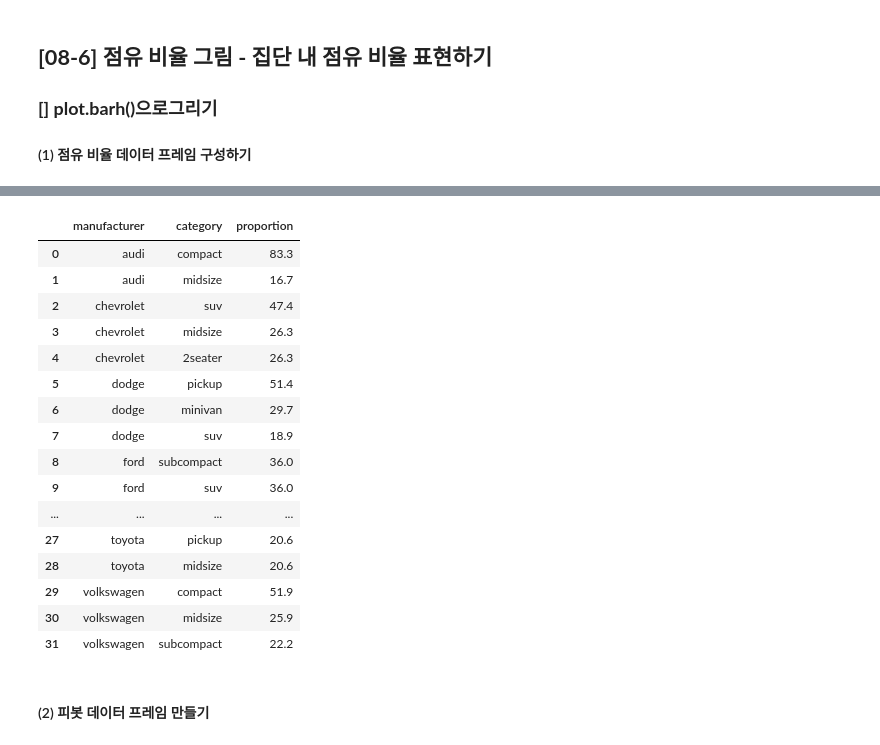
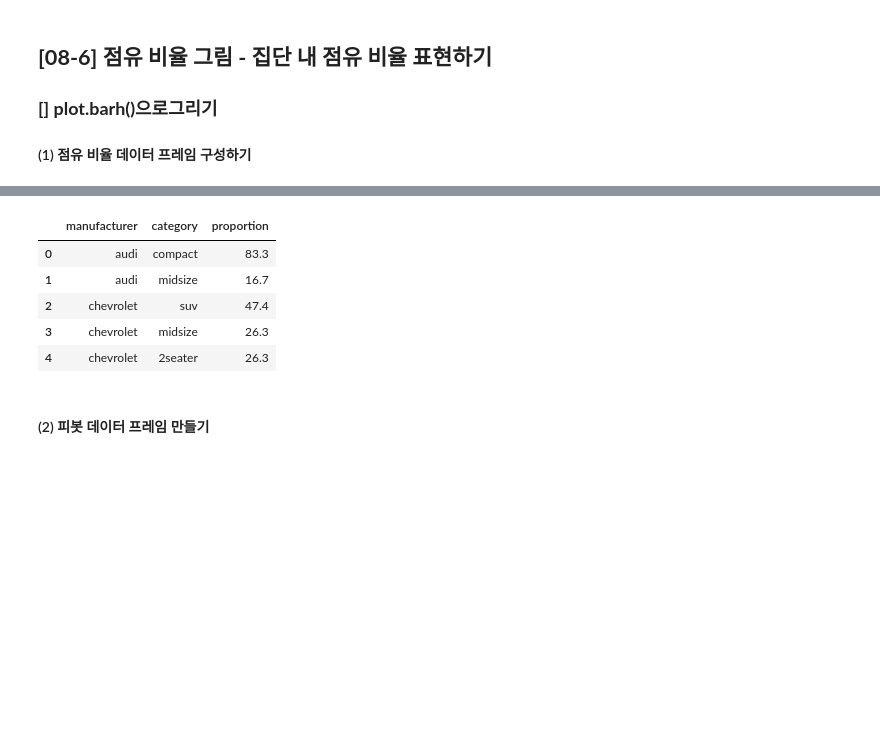
Before and after one commit to dndxor/BCDA, a Jupyter notebook: Ch08_Graph.ipynb, the cells around one changed output, grey strips where cells are left out. Saved outputs shown, nothing was run; the diff lists cells and outputs as text; code cells hidden in the pictures; blank space fills up the shorter version.

```diff
--- a/Ch08_Graph.ipynb
+++ b/Ch08_Graph.ipynb
@@ -422,3 +481,8 @@ plt.show()
 # %% [markdown]
 ## **[08-4] 선 그래프 - 시간에 따라 달라지는 데이터 표현하기**
 ### **[] 선 그래프 그리기**
+# %%
+## mpg 데이터 불러오기
+import pandas as pd
+mpg = pd.read_csv('mpg.csv')
+mpg
@@ -759,25 +859,14 @@ df_cat
 # %%
 ## 점유 비율(proportion)을 백분위로 환산하기
 df_cat = df_cat.assign(proportion = df_cat['proportion'] * 100).round(1)
-df_cat
+df_cat.head()
 # %% [output]
 |  | manufacturer | category | proportion |
 | 0 | audi | compact | 83.3 |
 | 1 | audi | midsize | 16.7 |
 | 2 | chevrolet | suv | 47.4 |
 | 3 | chevrolet | midsize | 26.3 |
 | 4 | chevrolet | 2seater | 26.3 |
-| 5 | dodge | pickup | 51.4 |
-| 6 | dodge | minivan | 29.7 |
-| 7 | dodge | suv | 18.9 |
-| 8 | ford | subcompact | 36.0 |
-| 9 | ford | suv | 36.0 |
-| ... | ... | ... | ... |
-| 27 | toyota | pickup | 20.6 |
-| 28 | toyota | midsize | 20.6 |
-| 29 | volkswagen | compact | 51.9 |
-| 30 | volkswagen | midsize | 25.9 |
-| 31 | volkswagen | subcompact | 22.2 |
 # %% [markdown]
 #### (2) 피봇 데이터 프레임 만들기
 # %%
```
Also changed, not shown: parts of 44 cells of this notebook, 1 other file.
